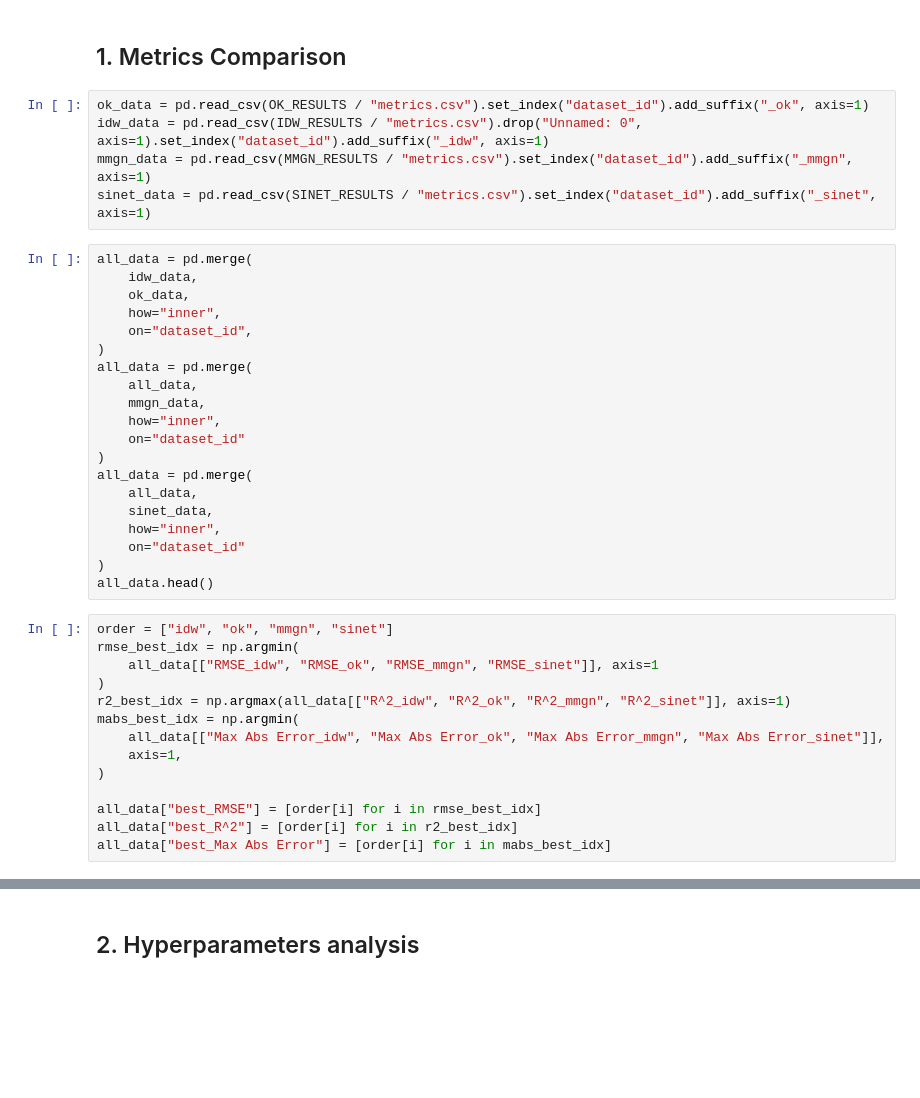
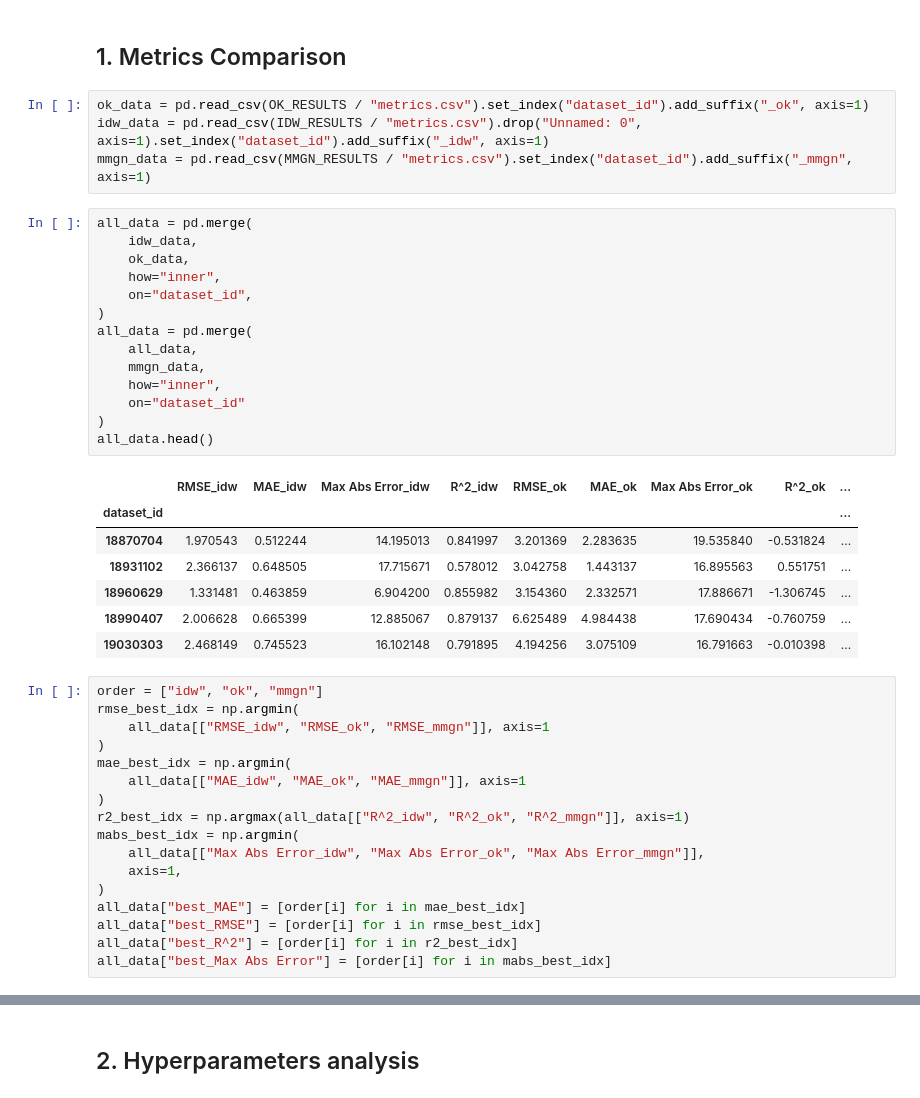
Before and after one commit to jamesWalczak/climatrix, a Jupyter notebook: experiments/jwalczak/01_Apr_02_compare_recon_method/notebooks/analysis.ipynb, the cells around one changed output, grey strips where cells are left out. Cells and saved outputs as stored; diff of their text form; blank space fills up the shorter version.

```diff
--- a/experiments/jwalczak/01_Apr_02_compare_recon_method/notebooks/analysis.ipynb
+++ b/experiments/jwalczak/01_Apr_02_compare_recon_method/notebooks/analysis.ipynb
@@ -25,38 +25,42 @@ IDW_RESULTS = RESULTS_DIR / "idw"
 ok_data = pd.read_csv(OK_RESULTS / "metrics.csv").set_index("dataset_id").add_suffix("_ok", axis=1)
 idw_data = pd.read_csv(IDW_RESULTS / "metrics.csv").drop("Unnamed: 0", axis=1).set_index("dataset_id").add_suffix("_idw", axis=1)
 mmgn_data = pd.read_csv(MMGN_RESULTS / "metrics.csv").set_index("dataset_id").add_suffix("_mmgn", axis=1)
-sinet_data = pd.read_csv(SINET_RESULTS / "metrics.csv").set_index("dataset_id").add_suffix("_sinet", axis=1)
 # %%
 all_data = pd.merge(
     idw_data,
     ok_data,
     how="inner",
     on="dataset_id",
 )
 all_data = pd.merge(
     all_data,
     mmgn_data,
     how="inner",
     on="dataset_id"
 )
-all_data = pd.merge(
-    all_data,
-    sinet_data,
-    how="inner",
-    on="dataset_id"
-)
 all_data.head()
+# %% [output]
+|  | RMSE_idw | MAE_idw | Max Abs Error_idw | R^2_idw | RMSE_ok | MAE_ok | Max Abs Error_ok | R^2_ok | ... |
+| dataset_id |  |  |  |  |  |  |  |  | ... |
+| 18870704 | 1.970543 | 0.512244 | 14.195013 | 0.841997 | 3.201369 | 2.283635 | 19.535840 | -0.531824 | ... |
+| 18931102 | 2.366137 | 0.648505 | 17.715671 | 0.578012 | 3.042758 | 1.443137 | 16.895563 | 0.551751 | ... |
+| 18960629 | 1.331481 | 0.463859 | 6.904200 | 0.855982 | 3.154360 | 2.332571 | 17.886671 | -1.306745 | ... |
+| 18990407 | 2.006628 | 0.665399 | 12.885067 | 0.879137 | 6.625489 | 4.984438 | 17.690434 | -0.760759 | ... |
+| 19030303 | 2.468149 | 0.745523 | 16.102148 | 0.791895 | 4.194256 | 3.075109 | 16.791663 | -0.010398 | ... |
 # %%
-order = ["idw", "ok", "mmgn", "sinet"]
+order = ["idw", "ok", "mmgn"]
 rmse_best_idx = np.argmin(
-    all_data[["RMSE_idw", "RMSE_ok", "RMSE_mmgn", "RMSE_sinet"]], axis=1
+    all_data[["RMSE_idw", "RMSE_ok", "RMSE_mmgn"]], axis=1
 )
-r2_best_idx = np.argmax(all_data[["R^2_idw", "R^2_ok", "R^2_mmgn", "R^2_sinet"]], axis=1)
+mae_best_idx = np.argmin(
+    all_data[["MAE_idw", "MAE_ok", "MAE_mmgn"]], axis=1
+)
+r2_best_idx = np.argmax(all_data[["R^2_idw", "R^2_ok", "R^2_mmgn"]], axis=1)
 mabs_best_idx = np.argmin(
-    all_data[["Max Abs Error_idw", "Max Abs Error_ok", "Max Abs Error_mmgn", "Max Abs Error_sinet"]],
+    all_data[["Max Abs Error_idw", "Max Abs Error_ok", "Max Abs Error_mmgn"]],
     axis=1,
 )
-
+all_data["best_MAE"] = [order[i] for i in mae_best_idx]
 all_data["best_RMSE"] = [order[i] for i in rmse_best_idx]
 all_data["best_R^2"] = [order[i] for i in r2_best_idx]
 all_data["best_Max Abs Error"] = [order[i] for i in mabs_best_idx]
```
Also changed, not shown: parts of 26 cells of this notebook, 1 other file.
